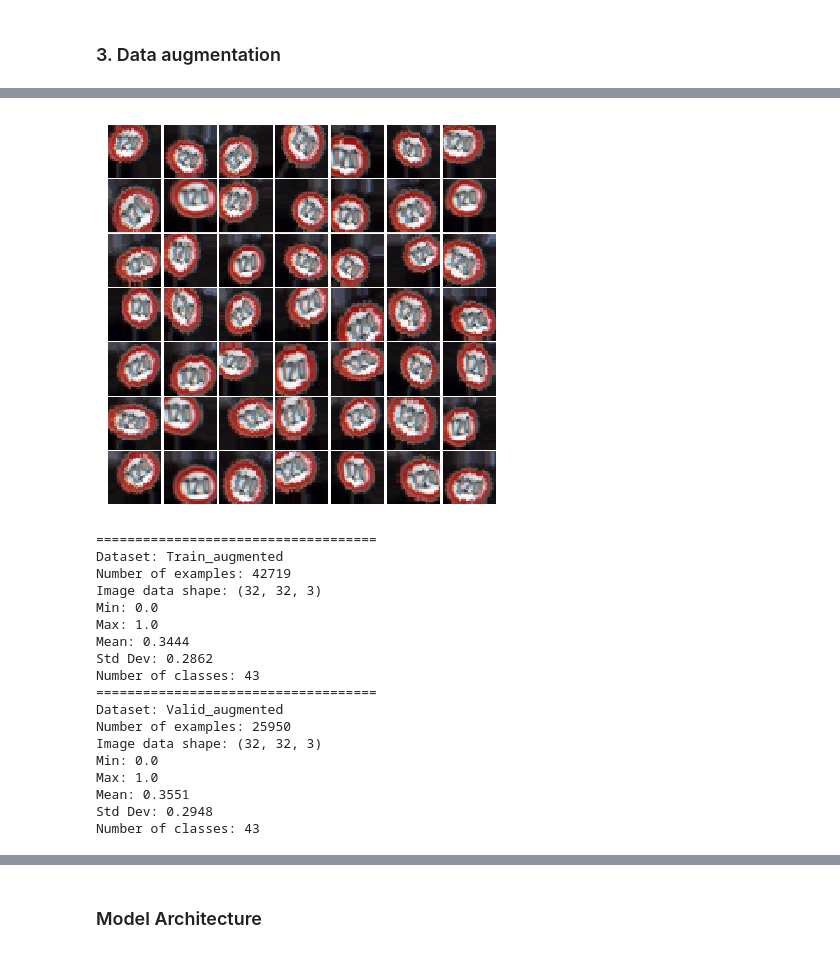
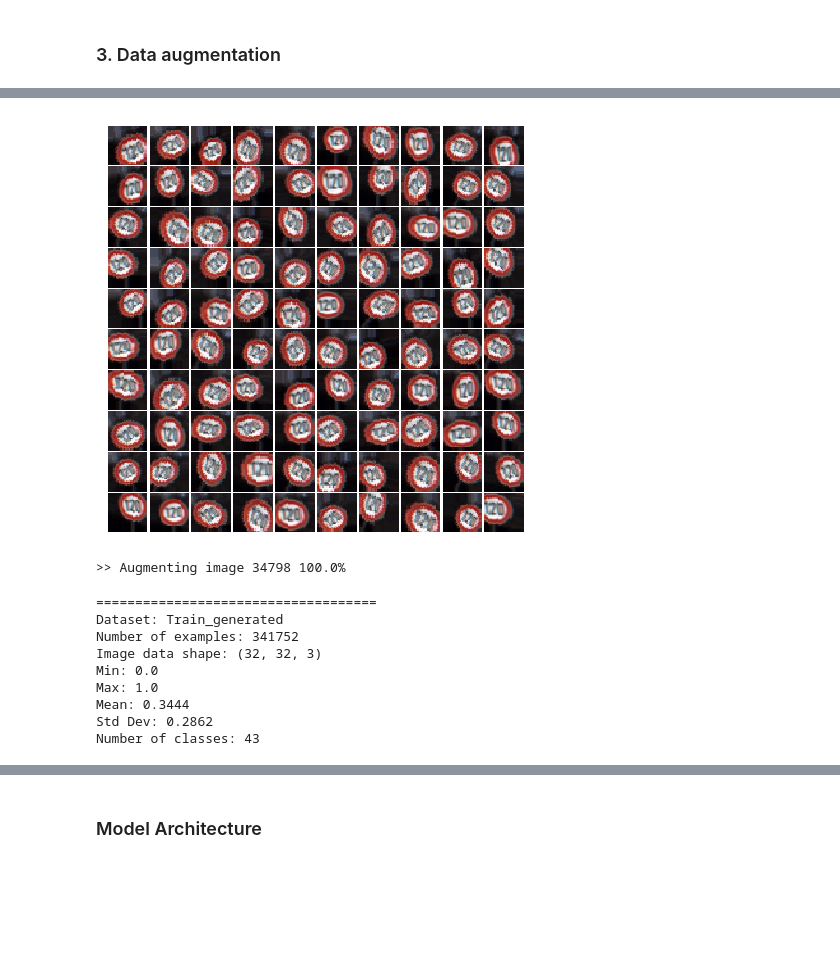
Before and after one commit to JennyLeeStat/TrafficSigns, a Jupyter notebook: traffic_signs.ipynb, the cells around one changed output, grey strips where cells are left out. Drawn from its saved outputs; the diff is of its cells as text; code cells hidden in the pictures; blank space fills up the shorter version.

```diff
--- a/traffic_signs.ipynb
+++ b/traffic_signs.ipynb
@@ -318,34 +384,43 @@ def random_transform(x, seed=42, rotation_range=40,
     random.seed(seed)
 
     x = io.random_rotation(x, rotation_range,
-                           row_axis=row_axis, col_axis=col_axis, channel_axis=channel_axis)
+                           row_axis=row_axis,
+                           col_axis=col_axis,
+                           channel_axis=channel_axis)
 
-    x = io.random_shift(x, width_shift_range, height_shift_range,
-                        row_axis=row_axis, col_axis=col_axis, channel_axis=channel_axis)
+    x = io.random_shift(x, width_shift_range,
+                        height_shift_range,
+                        row_axis=row_axis,
+                        col_axis=col_axis,
+                        channel_axis=channel_axis)
 
     x = io.random_shear(x, shear_range,
-                       row_axis=row_axis, col_axis=col_axis, channel_axis=channel_axis)
+                       row_axis=row_axis,
+                        col_axis=col_axis,
+                        channel_axis=channel_axis)
 
     x = io.random_zoom(x, zoom_range,
-                       row_axis=row_axis, col_axis=col_axis, channel_axis=channel_axis)
+                       row_axis=row_axis,
+                       col_axis=col_axis,
+                       channel_axis=channel_axis)
 
     return x
 # %%
 random.seed(42)
 
-plt.figure(figsize=(7, 7))
+plt.figure(figsize=(7.5, 7.5))
 
-for i in range(49):
-    plt.subplot(7, 7, i + 1)
+for i in range(100):
+    plt.subplot(10, 10, i + 1)
     plt.xticks(())
     plt.yticks(())
     image = random_transform(X_train[5])
     image = global_contrast_normalization(image)
     image = minmax_normalization(image)
     plt.imshow(image)
 
 
 plt.subplots_adjust(wspace=0, hspace=0)
 plt.show()
 # %% [output]
-[figure, old version]
+[figure, new version]
@@ -395,27 +464,19 @@ def augment_examples(X, y, dist_table, s=1, is_train=True, random_state=42):
 
     return X_augmented, y_augmented
 # %%
-X_train_augmented, y_train_augmented = augment_examples(X_train, y_train, dist_table)
-X_valid_augmented, y_valid_augmented = augment_examples(X_valid, y_valid, dist_table)
+X_train_augmented, y_train_augmented = augment_examples(
+    X_train, y_train, dist_table, 8)
+# %% [output]
+>> Augmenting image 34798 100.0%
 # %%
-get_stats(X_train_augmented, y_train_augmented, "Train_generated", True)
-get_stats(X_valid_augmented, y_valid_augmented, "Valid_generated", True)
+get_stats(X_train_augmented, y_train_augmented, "Train_generated", False)
 # %% [output]
 ====================================
-Dataset: Train_augmented
-Number of examples: 42719
+Dataset: Train_generated
+Number of examples: 341752
 Image data shape: (32, 32, 3)
 Min: 0.0
 Max: 1.0
 Mean: 0.3444
 Std Dev: 0.2862
 Number of classes: 43
-====================================
-Dataset: Valid_augmented
-Number of examples: 25950
-Image data shape: (32, 32, 3)
-Min: 0.0
-Max: 1.0
-Mean: 0.3551
-Std Dev: 0.2948
-Number of classes: 43
```
Also changed, not shown: parts of 34 cells of this notebook, 2 other files.
